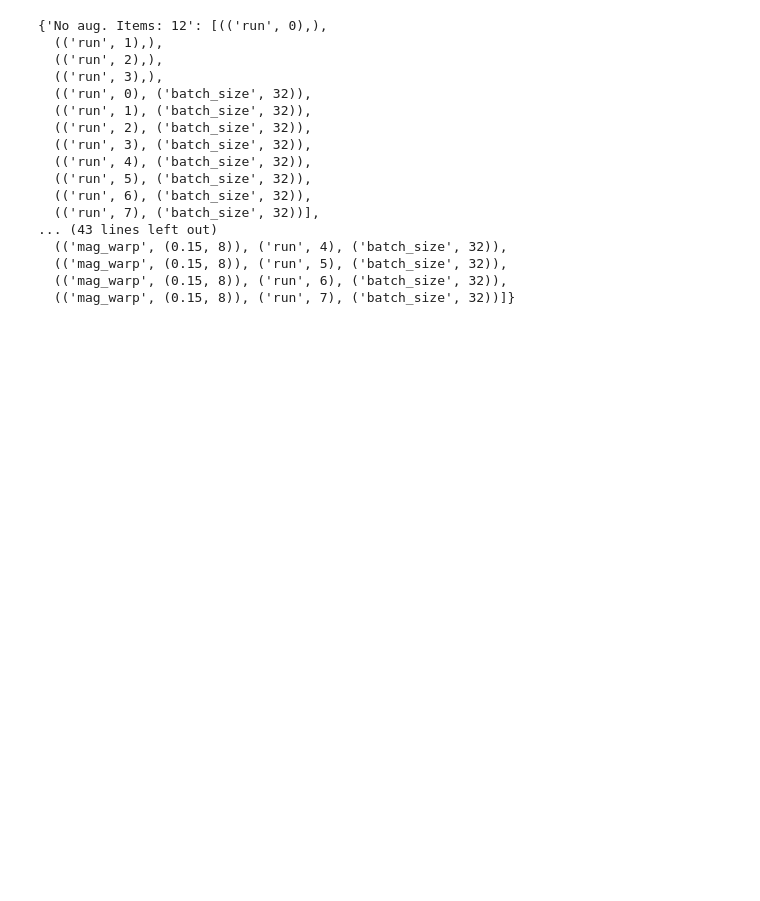
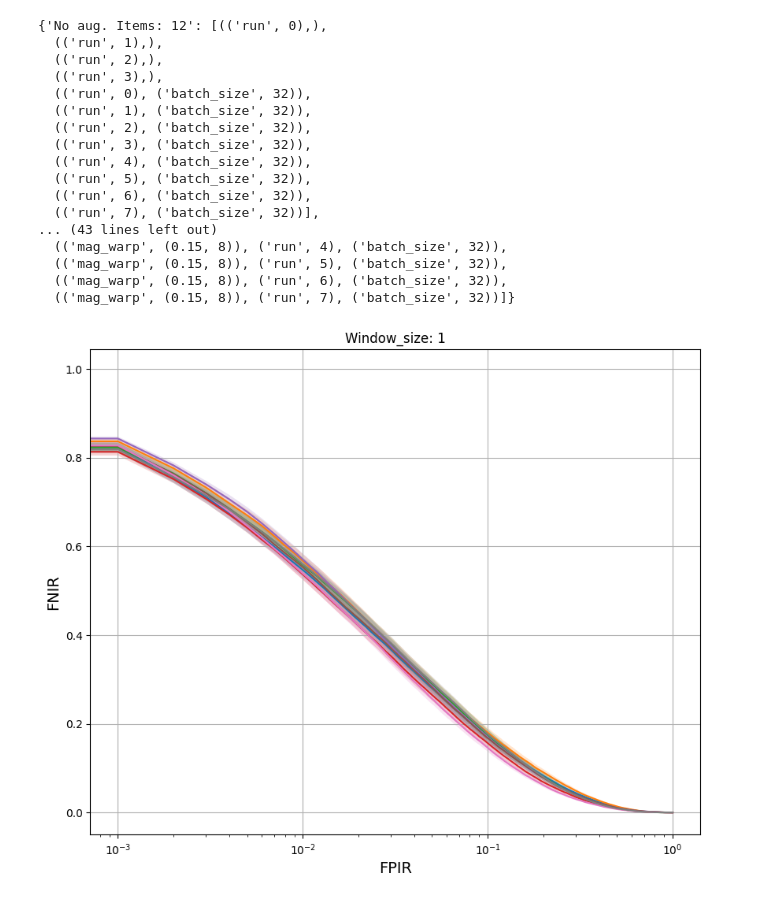
Before and after one commit to dariuszlee/deepeye_augmentation_experiments, a Jupyter notebook: deepeye_experiment_visualization.ipynb, the cells around one changed output. Drawn from its saved outputs; the diff is of its cells as text; code cells hidden in the pictures; blank space fills up the shorter version.

```diff
--- a/deepeye_experiment_visualization.ipynb
+++ b/deepeye_experiment_visualization.ipynb
@@ -149,6 +149,10 @@ to_evaluate
   (('mag_warp', (0.15, 8)), ('run', 5), ('batch_size', 32)),
   (('mag_warp', (0.15, 8)), ('run', 6), ('batch_size', 32)),
   (('mag_warp', (0.15, 8)), ('run', 7), ('batch_size', 32))]}
+# %%
+plot(to_evaluate['Warp 0.15 w 2 knots. Items 8'])
+# %% [output]
+[figure, added]
 # %%
 plot_eer(to_evaluate)
 # %% [output]
```
Also changed, not shown: parts of 2 cells of this notebook, 26 other files.
